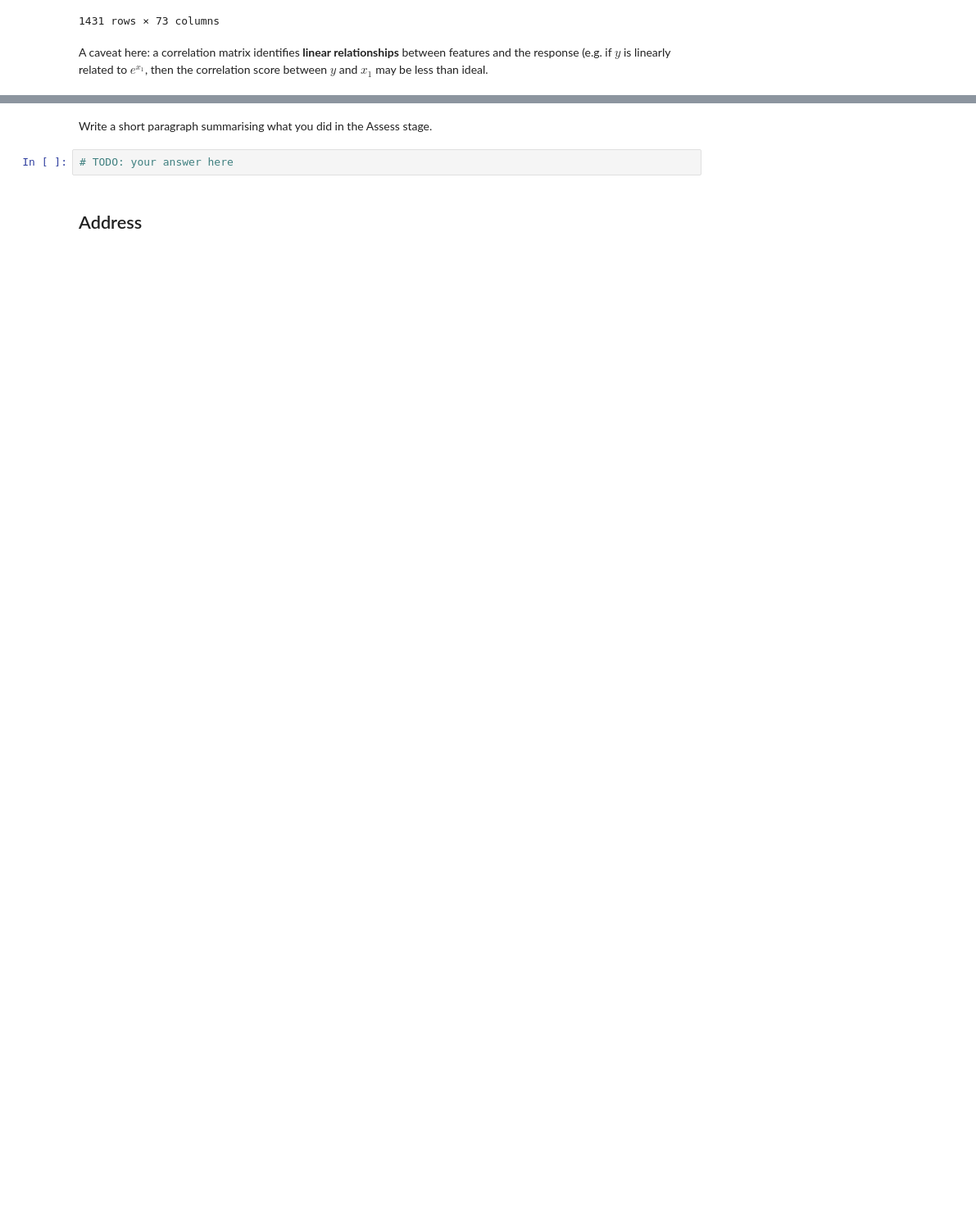
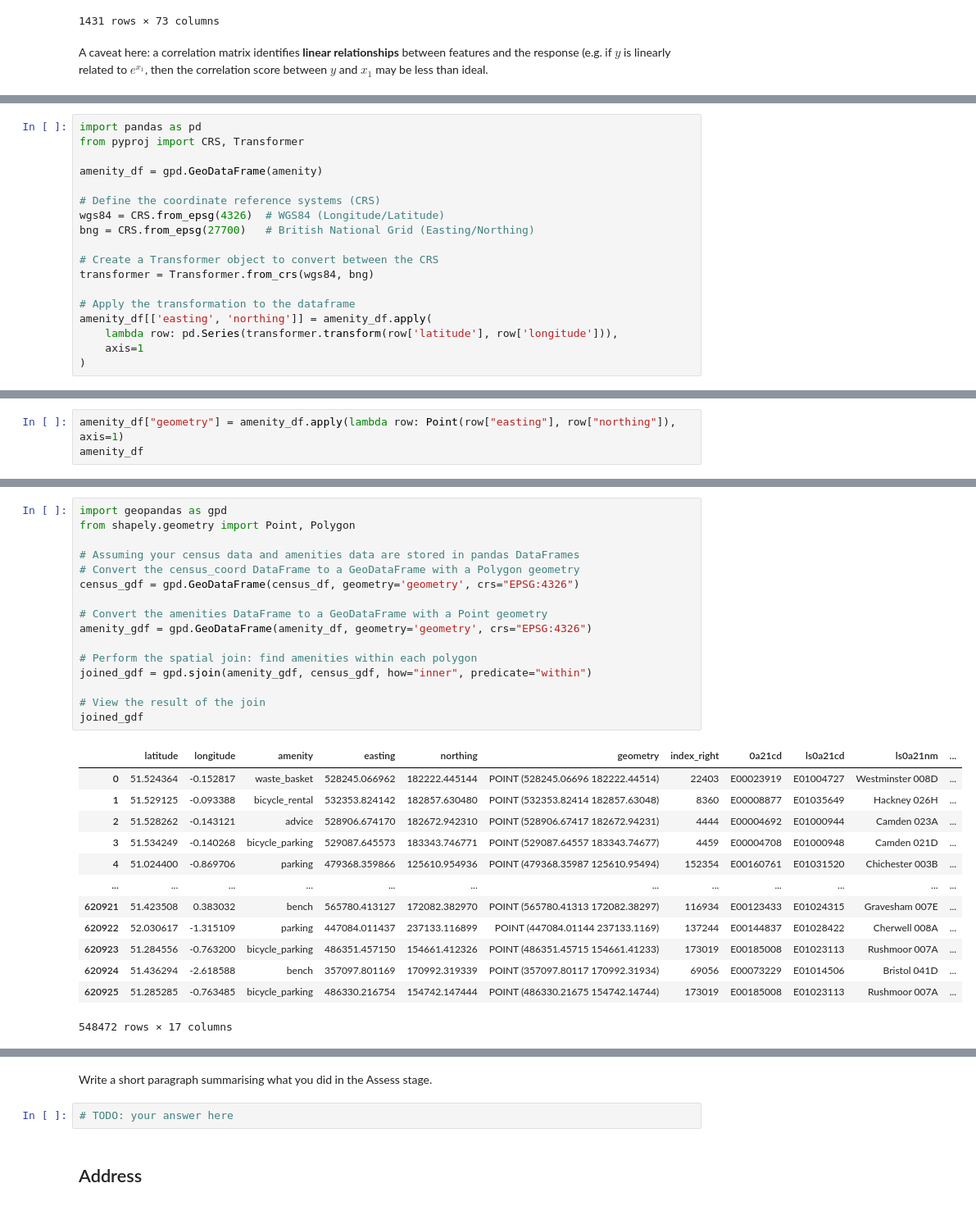
Before and after one commit to chenyilow/cyl68_ads_2024, a Jupyter notebook: _notebooks/ads_course_assessment.ipynb, the cells around one changed output, grey strips where cells are left out. Shown at 82% size. Cells and saved outputs as stored; diff of their text form; blank space fills up the shorter version.

```diff
--- a/_notebooks/ads_course_assessment.ipynb
+++ b/_notebooks/ads_course_assessment.ipynb
@@ -974,0 +1383,18 @@ print(oa_with_counts[['OA21CD', 'university_count']])
+# %%
+import pandas as pd
+from pyproj import CRS, Transformer
+
+amenity_df = gpd.GeoDataFrame(amenity)
+
+# Define the coordinate reference systems (CRS)
+wgs84 = CRS.from_epsg(4326)  # WGS84 (Longitude/Latitude)
+bng = CRS.from_epsg(27700)   # British National Grid (Easting/Northing)
+
+# Create a Transformer object to convert between the CRS
+transformer = Transformer.from_crs(wgs84, bng)
+
+# Apply the transformation to the dataframe
+amenity_df[['easting', 'northing']] = amenity_df.apply(
+    lambda row: pd.Series(transformer.transform(row['latitude'], row['longitude'])),
+    axis=1
+)
@@ -974,0 +1417,3 @@ print(oa_with_counts[['OA21CD', 'university_count']])
+# %%
+amenity_df["geometry"] = amenity_df.apply(lambda row: Point(row["easting"], row["northing"]), axis=1)
+amenity_df
@@ -974,0 +1461,30 @@ print(oa_with_counts[['OA21CD', 'university_count']])
+# %%
+import geopandas as gpd
+from shapely.geometry import Point, Polygon
+
+# Assuming your census data and amenities data are stored in pandas DataFrames
+# Convert the census_coord DataFrame to a GeoDataFrame with a Polygon geometry
+census_gdf = gpd.GeoDataFrame(census_df, geometry='geometry', crs="EPSG:4326")
+
+# Convert the amenities DataFrame to a GeoDataFrame with a Point geometry
+amenity_gdf = gpd.GeoDataFrame(amenity_df, geometry='geometry', crs="EPSG:4326")
+
+# Perform the spatial join: find amenities within each polygon
+joined_gdf = gpd.sjoin(amenity_gdf, census_gdf, how="inner", predicate="within")
+
+# View the result of the join
+joined_gdf
+# %% [output]
+|  | latitude | longitude | amenity | easting | northing | geometry | index_right | 0a21cd | ls0a21cd | ls0a21nm | ... |
+| 0 | 51.524364 | -0.152817 | waste_basket | 528245.066962 | 182222.445144 | POINT (528245.06696 182222.44514) | 22403 | E00023919 | E01004727 | Westminster 008D | ... |
+| 1 | 51.529125 | -0.093388 | bicycle_rental | 532353.824142 | 182857.630480 | POINT (532353.82414 182857.63048) | 8360 | E00008877 | E01035649 | Hackney 026H | ... |
+| 2 | 51.528262 | -0.143121 | advice | 528906.674170 | 182672.942310 | POINT (528906.67417 182672.94231) | 4444 | E00004692 | E01000944 | Camden 023A | ... |
+| 3 | 51.534249 | -0.140268 | bicycle_parking | 529087.645573 | 183343.746771 | POINT (529087.64557 183343.74677) | 4459 | E00004708 | E01000948 | Camden 021D | ... |
+| 4 | 51.024400 | -0.869706 | parking | 479368.359866 | 125610.954936 | POINT (479368.35987 125610.95494) | 152354 | E00160761 | E01031520 | Chichester 003B | ... |
+| ... | ... | ... | ... | ... | ... | ... | ... | ... | ... | ... | ... |
+| 620921 | 51.423508 | 0.383032 | bench | 565780.413127 | 172082.382970 | POINT (565780.41313 172082.38297) | 116934 | E00123433 | E01024315 | Gravesham 007E | ... |
+| 620922 | 52.030617 | -1.315109 | parking | 447084.011437 | 237133.116899 | POINT (447084.01144 237133.1169) | 137244 | E00144837 | E01028422 | Cherwell 008A | ... |
+| 620923 | 51.284556 | -0.763200 | bicycle_parking | 486351.457150 | 154661.412326 | POINT (486351.45715 154661.41233) | 173019 | E00185008 | E01023113 | Rushmoor 007A | ... |
+| 620924 | 51.436294 | -2.618588 | bench | 357097.801169 | 170992.319339 | POINT (357097.80117 170992.31934) | 69056 | E00073229 | E01014506 | Bristol 041D | ... |
+| 620925 | 51.285285 | -0.763485 | bicycle_parking | 486330.216754 | 154742.147444 | POINT (486330.21675 154742.14744) | 173019 | E00185008 | E01023113 | Rushmoor 007A | ... |
+548472 rows × 17 columns
```
Also changed, not shown: parts of 59 cells of this notebook.
